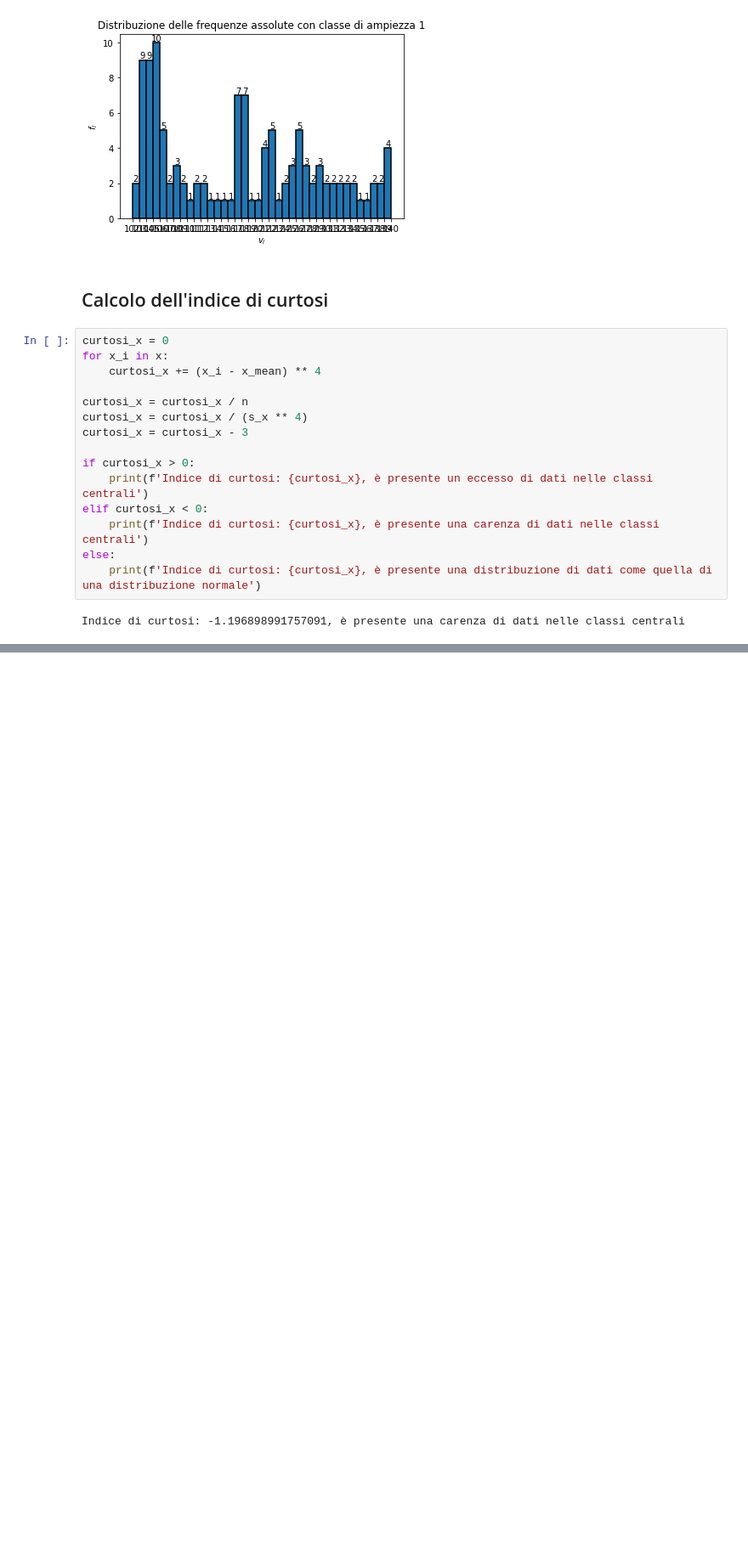
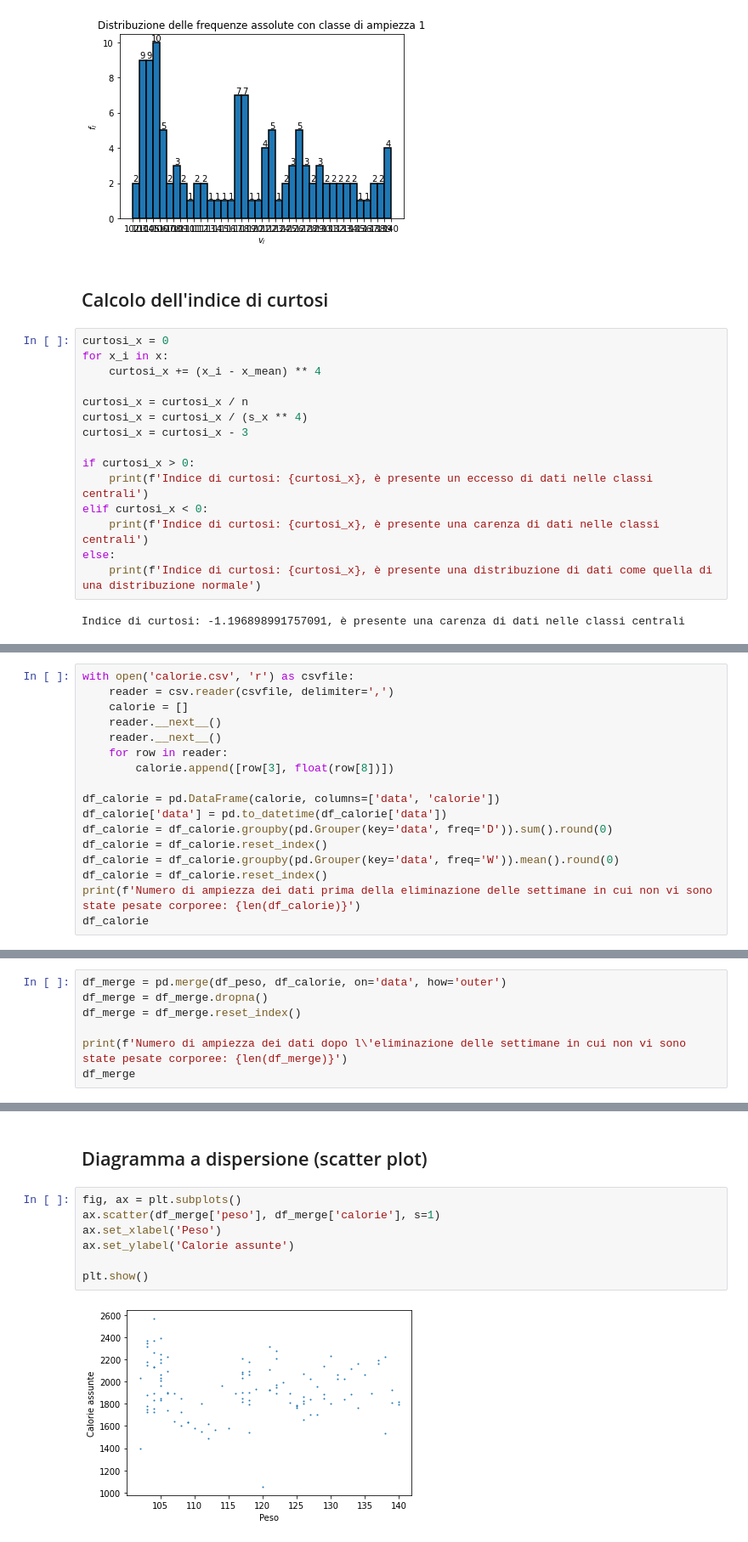
Before and after one commit to OB-UNISA/Statistica, a Jupyter notebook: statistica.ipynb, the cells around one changed output, grey strips where cells are left out. Shown at 85% size. Drawn from its saved outputs; the diff is of its cells as text; blank space fills up the shorter version.

```diff
--- a/statistica.ipynb
+++ b/statistica.ipynb
@@ -374,0 +449,17 @@ Indice di curtosi: -1.196898991757091, è presente una carenza di dati nelle cla
+# %%
+with open('calorie.csv', 'r') as csvfile:
+    reader = csv.reader(csvfile, delimiter=',')
+    calorie = []
+    reader.__next__()
+    reader.__next__()
+    for row in reader:
+        calorie.append([row[3], float(row[8])])
+
+df_calorie = pd.DataFrame(calorie, columns=['data', 'calorie'])
+df_calorie['data'] = pd.to_datetime(df_calorie['data'])
+df_calorie = df_calorie.groupby(pd.Grouper(key='data', freq='D')).sum().round(0)
+df_calorie = df_calorie.reset_index()
+df_calorie = df_calorie.groupby(pd.Grouper(key='data', freq='W')).mean().round(0)
+df_calorie = df_calorie.reset_index()
+print(f'Numero di ampiezza dei dati prima della eliminazione delle settimane in cui non vi sono state pesate corporee: {len(df_calorie)}')
+df_calorie
@@ -374,0 +481,7 @@ Indice di curtosi: -1.196898991757091, è presente una carenza di dati nelle cla
+# %%
+df_merge = pd.merge(df_peso, df_calorie, on='data', how='outer')
+df_merge = df_merge.dropna()
+df_merge = df_merge.reset_index()
+
+print(f'Numero di ampiezza dei dati dopo l\'eliminazione delle settimane in cui non vi sono state pesate corporee: {len(df_merge)}')
+df_merge
@@ -374,0 +527,11 @@ Indice di curtosi: -1.196898991757091, è presente una carenza di dati nelle cla
+# %% [markdown]
+## Diagramma a dispersione (scatter plot)
+# %%
+fig, ax = plt.subplots()
+ax.scatter(df_merge['peso'], df_merge['calorie'], s=1)
+ax.set_xlabel('Peso')
+ax.set_ylabel('Calorie assunte')
+
+plt.show()
+# %% [output]
+[figure, added]
```
Also changed, not shown: parts of 20 cells of this notebook, 1 other file.
